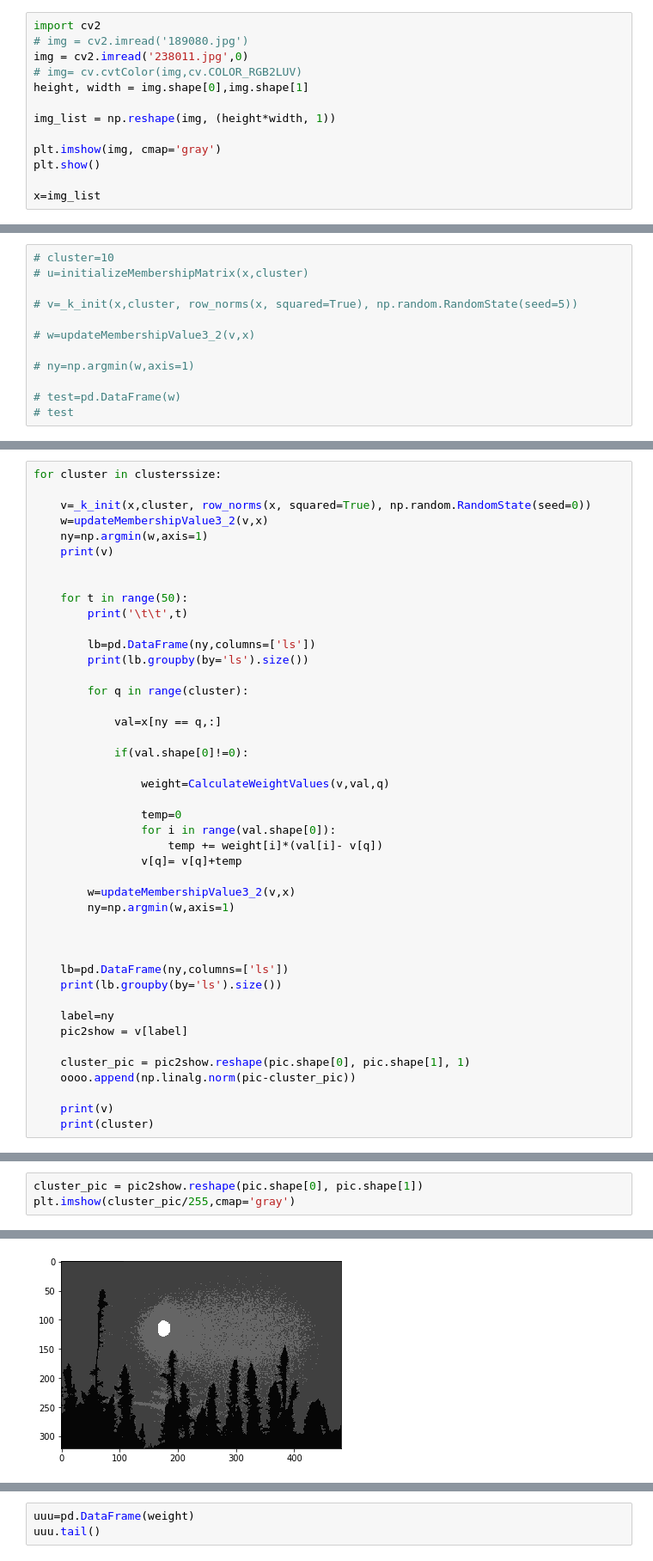
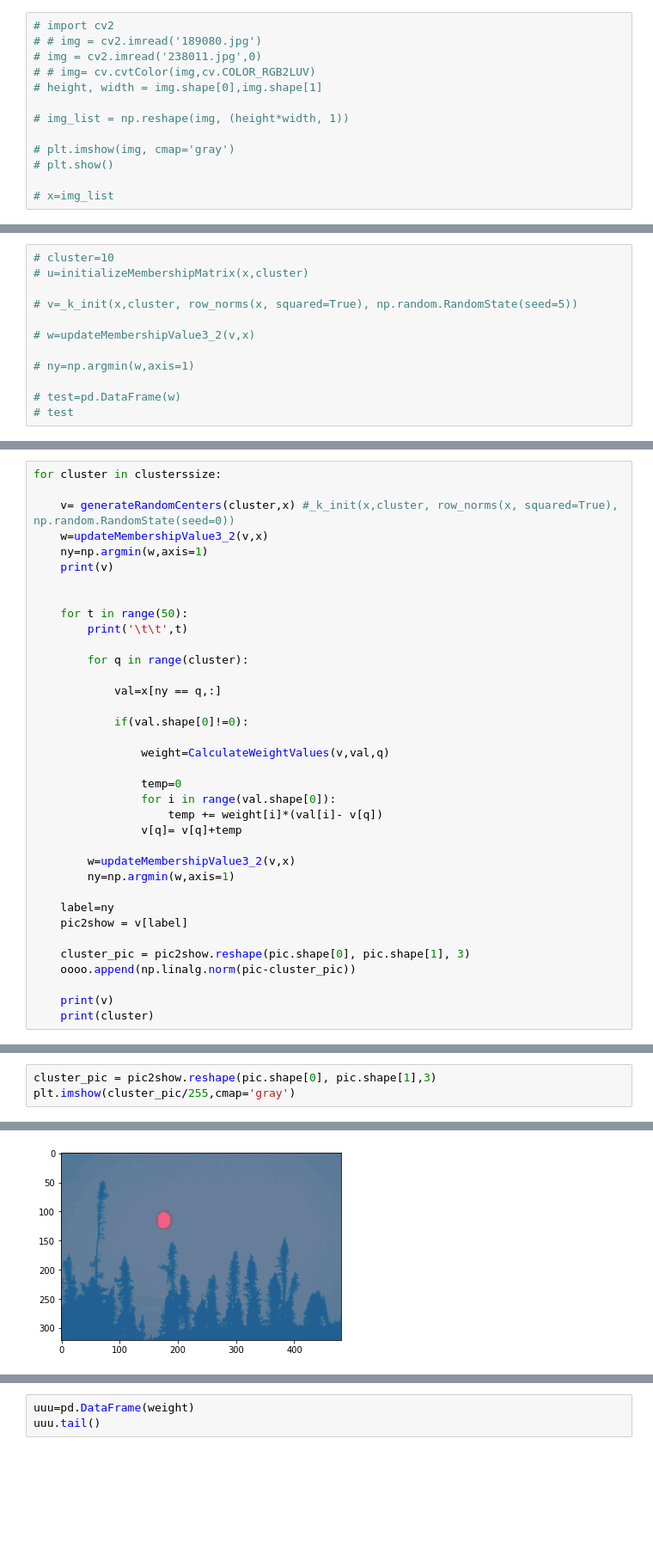
Before and after one commit to henockmamo54/POCS_CLUSTERING, a Jupyter notebook: Experiments/Image Segmentation exp/secondRound/heni pocs.ipynb, the cells around one changed output, grey strips where cells are left out. Shown at 86% size. Cells and saved outputs as stored; diff of their text form; blank space fills up the shorter version.

Commit message:
image segementaion second round modified

```diff
--- a/Experiments/Image Segmentation exp/secondRound/heni pocs.ipynb
+++ b/Experiments/Image Segmentation exp/secondRound/heni pocs.ipynb
@@ -163,15 +163,15 @@ pic_n = pic.reshape(pic.shape[0]*pic.shape[1], pic.shape[2])
 pic_n.shape
 x=pic_n
 # %%
-import cv2
-# img = cv2.imread('189080.jpg')
-img = cv2.imread('238011.jpg',0)
-# img= cv.cvtColor(img,cv.COLOR_RGB2LUV)
-height, width = img.shape[0],img.shape[1]
+# import cv2
+# # img = cv2.imread('189080.jpg')
+# img = cv2.imread('238011.jpg',0)
+# # img= cv.cvtColor(img,cv.COLOR_RGB2LUV)
+# height, width = img.shape[0],img.shape[1]
 
-img_list = np.reshape(img, (height*width, 1))
+# img_list = np.reshape(img, (height*width, 1))
 
-plt.imshow(img, cmap='gray')
-plt.show()
+# plt.imshow(img, cmap='gray')
+# plt.show()
 
-x=img_list
+# x=img_list
@@ -195,7 +207,7 @@ oooo=[]
 # %%
 for cluster in clusterssize:
 
-    v=_k_init(x,cluster, row_norms(x, squared=True), np.random.RandomState(seed=0))
+    v= generateRandomCenters(cluster,x) #_k_init(x,cluster, row_norms(x, squared=True), np.random.RandomState(seed=0))
     w=updateMembershipValue3_2(v,x)
     ny=np.argmin(w,axis=1)
     print(v)
@@ -203,9 +215,6 @@ for cluster in clusterssize:
 
     for t in range(50):
         print('\t\t',t)
-
-        lb=pd.DataFrame(ny,columns=['ls'])
-        print(lb.groupby(by='ls').size())
 
         for q in range(cluster):
 
@@ -223,15 +232,10 @@ for cluster in clusterssize:
         w=updateMembershipValue3_2(v,x)
         ny=np.argmin(w,axis=1)
 
-
-
-    lb=pd.DataFrame(ny,columns=['ls'])
-    print(lb.groupby(by='ls').size())
-
     label=ny
     pic2show = v[label]
 
-    cluster_pic = pic2show.reshape(pic.shape[0], pic.shape[1], 1)
+    cluster_pic = pic2show.reshape(pic.shape[0], pic.shape[1], 3)
     oooo.append(np.linalg.norm(pic-cluster_pic))
 
     print(v)
@@ -263,9 +275,9 @@ array([4, 4, 4, ..., 4, 4, 4], dtype=int64)
 # %%
-cluster_pic = pic2show.reshape(pic.shape[0], pic.shape[1])
+cluster_pic = pic2show.reshape(pic.shape[0], pic.shape[1],3)
 plt.imshow(cluster_pic/255,cmap='gray')
 # %% [output]
 <matplotlib.image.AxesImage at 0x...>
-[figure, old version]
+[figure, new version]
 # %%
 plt.plot(clusterssize,oooo)
 # %% [output]
```
Also changed, not shown: parts of 12 cells of this notebook, 7 other files.
